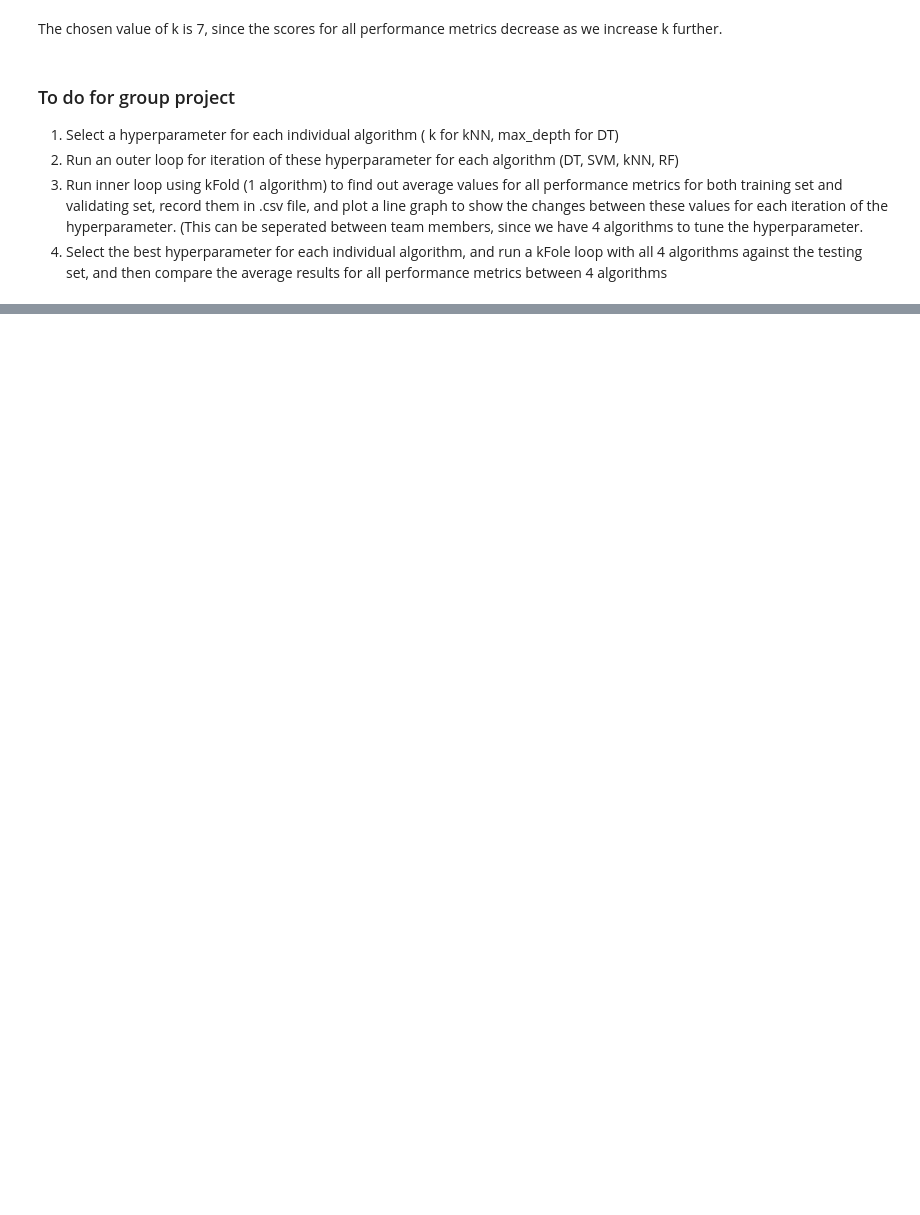
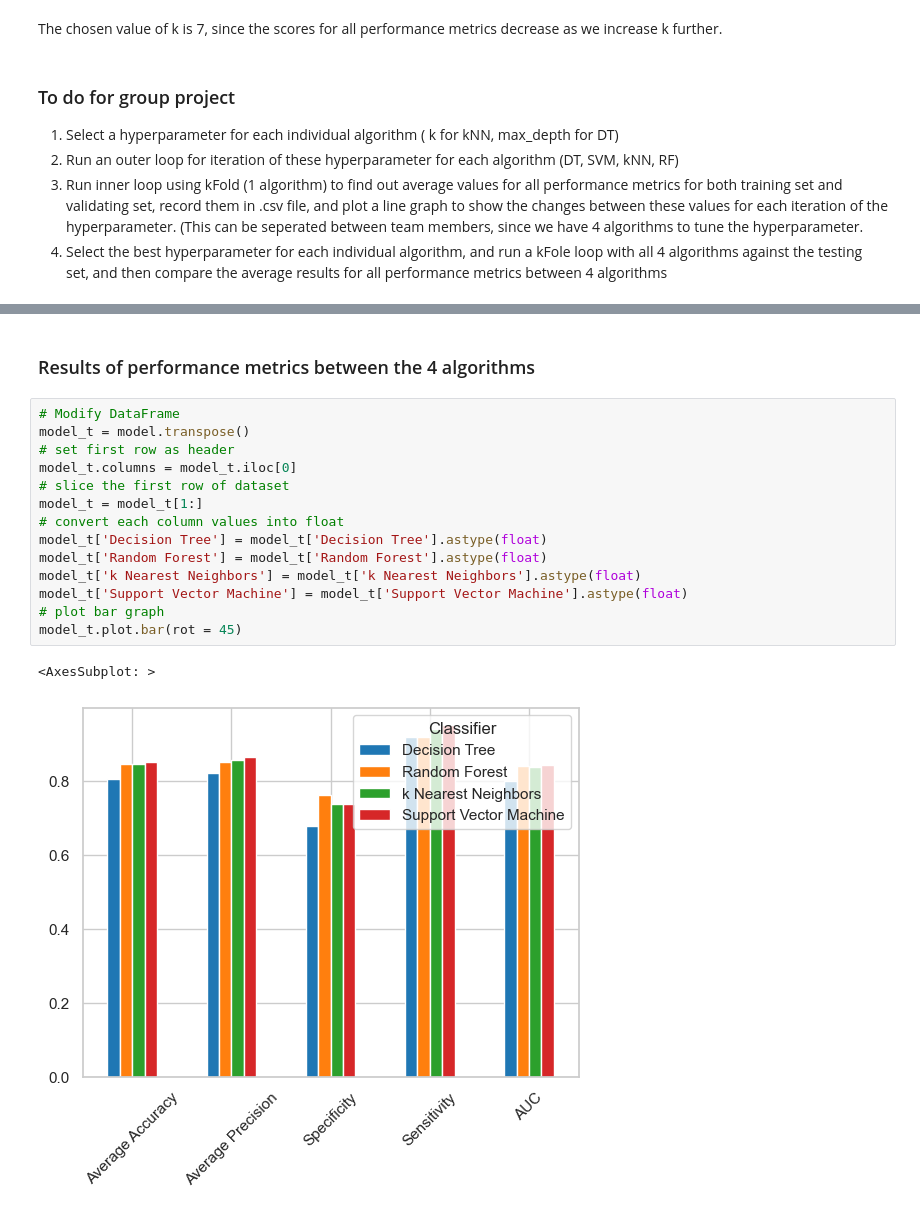
Before and after one commit to davednguyen/CPSC5305_Team_DataGeeks, a Jupyter notebook: HeartDiseaseDiagnoses.ipynb, the cells around one changed output, grey strips where cells are left out. Saved outputs shown, nothing was run; the diff lists cells and outputs as text; blank space fills up the shorter version.

Commit message:
Added bar chart for model performance

```diff
--- a/HeartDiseaseDiagnoses.ipynb
+++ b/HeartDiseaseDiagnoses.ipynb
@@ -1580,0 +1583,19 @@ model.set_index('Classifier')
+# %% [markdown]
+### Results of performance metrics between the 4 algorithms
+# %%
+# Modify DataFrame
+model_t = model.transpose()
+# set first row as header
+model_t.columns = model_t.iloc[0]
+# slice the first row of dataset
+model_t = model_t[1:]
+# convert each column values into float
+model_t['Decision Tree'] = model_t['Decision Tree'].astype(float)
+model_t['Random Forest'] = model_t['Random Forest'].astype(float)
+model_t['k Nearest Neighbors'] = model_t['k Nearest Neighbors'].astype(float)
+model_t['Support Vector Machine'] = model_t['Support Vector Machine'].astype(float)
+# plot bar graph
+model_t.plot.bar(rot = 45)
+# %% [output]
+<AxesSubplot: >
+[figure, added]
```
Also changed, not shown: parts of 11 cells of this notebook, 13 other files.
